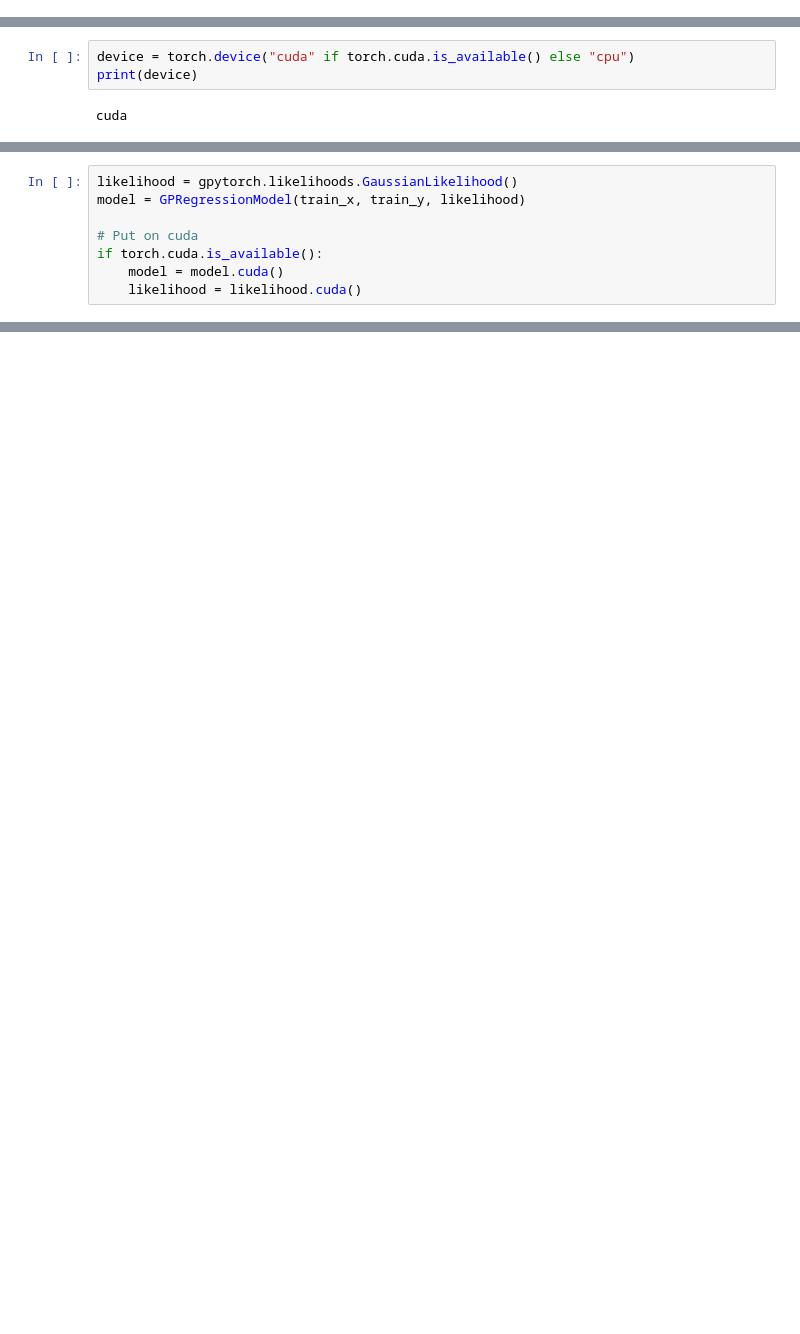
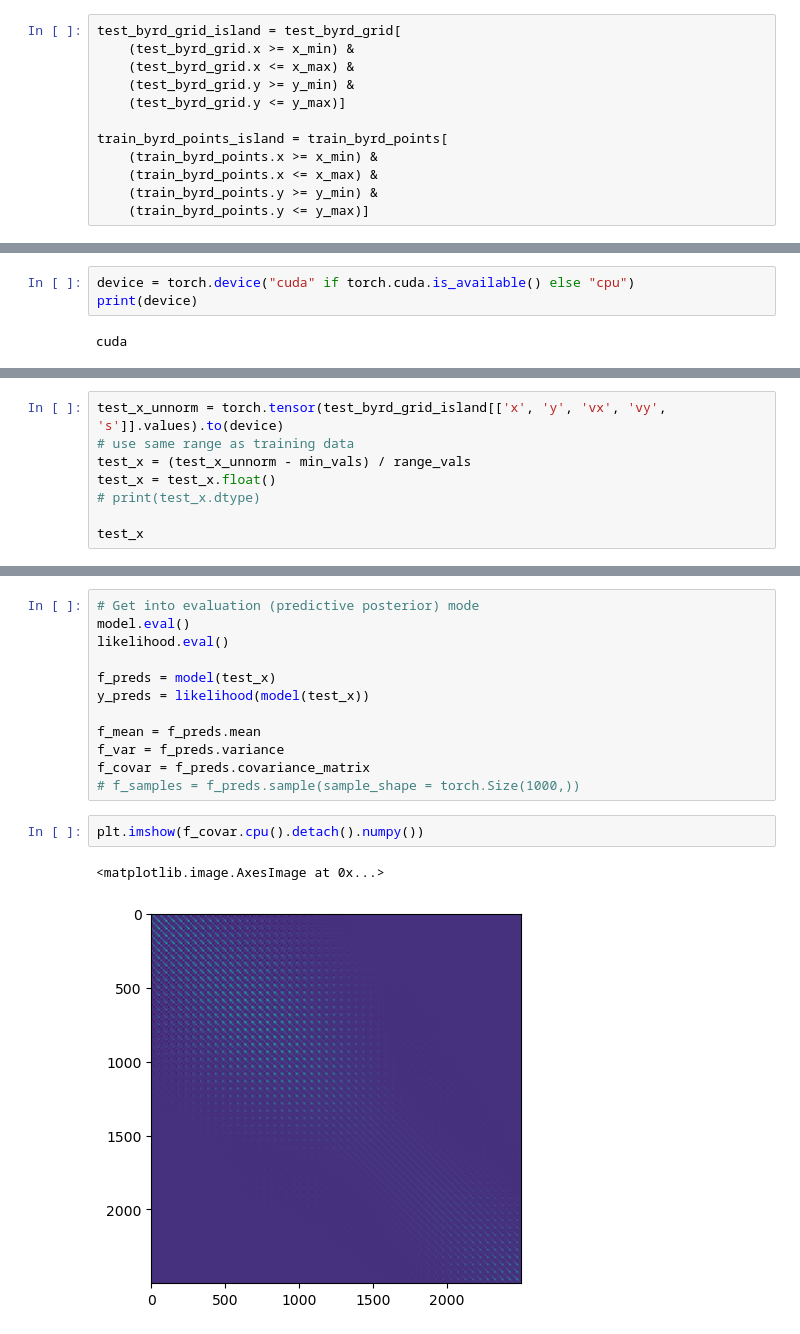
Before and after one commit to kimbente/ice_thickness, a Jupyter notebook: simple_GP.ipynb, the cells around one changed output, grey strips where cells are left out. Saved outputs shown, nothing was run; the diff lists cells and outputs as text; blank space fills up the shorter version.

Commit message:
tensorise and implement GP with transfer on small area

```diff
--- a/simple_GP.ipynb
+++ b/simple_GP.ipynb
@@ -24,0 +40,12 @@ Evaluation
+# %%
+test_byrd_grid_island = test_byrd_grid[
+    (test_byrd_grid.x >= x_min) &
+    (test_byrd_grid.x <= x_max) &
+    (test_byrd_grid.y >= y_min) &
+    (test_byrd_grid.y <= y_max)]
+
+train_byrd_points_island = train_byrd_points[
+    (train_byrd_points.x >= x_min) &
+    (train_byrd_points.x <= x_max) &
+    (train_byrd_points.y >= y_min) &
+    (train_byrd_points.y <= y_max)]
@@ -83,0 +122,8 @@ Sparse Gaussian Process Regression (SGPR) (proposed by Titsias, 2009) which appr
+# %%
+test_x_unnorm = torch.tensor(test_byrd_grid_island[['x', 'y', 'vx', 'vy', 's']].values).to(device)
+# use same range as training data
+test_x = (test_x_unnorm - min_vals) / range_vals
+test_x = test_x.float()
+# print(test_x.dtype)
+
+test_x
@@ -101,9 +153 @@ class GPRegressionModel(gpytorch.models.ExactGP):
-# %%
-likelihood = gpytorch.likelihoods.GaussianLikelihood()
-model = GPRegressionModel(train_x, train_y, likelihood)
-
-# Put on cuda
-if torch.cuda.is_available():
-    model = model.cuda()
-    likelihood = likelihood.cuda()
 # %%
@@ -139,0 +210,17 @@ NotPSDError: Matrix not positive definite after repeatedly adding jitter up to 1
+# %%
+# Get into evaluation (predictive posterior) mode
+model.eval()
+likelihood.eval()
+
+f_preds = model(test_x)
+y_preds = likelihood(model(test_x))
+
+f_mean = f_preds.mean
+f_var = f_preds.variance
+f_covar = f_preds.covariance_matrix
+# f_samples = f_preds.sample(sample_shape = torch.Size(1000,))
+# %%
+plt.imshow(f_covar.cpu().detach().numpy())
+# %% [output]
+<matplotlib.image.AxesImage at 0x...>
+[figure, added]
```
Also changed, not shown: parts of 51 cells of this notebook, 18 other files.
